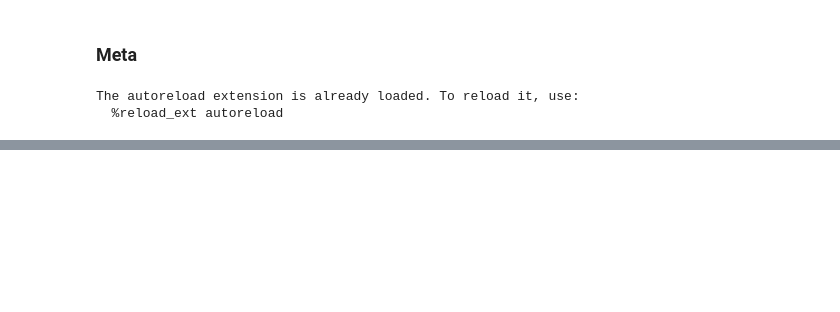
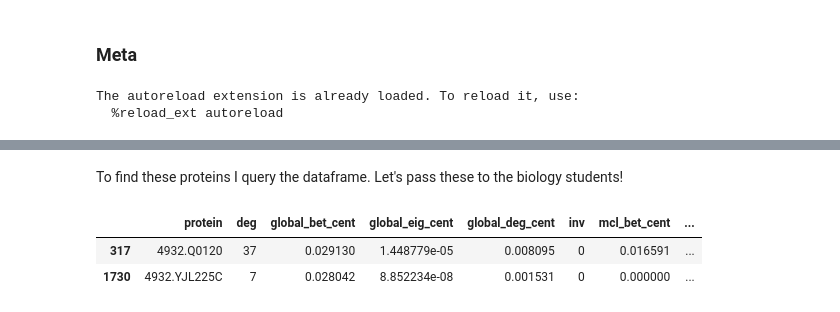
Before and after one commit to jkasimotto/PPI-Network-Analysis, a Jupyter notebook: notebooks/julian_o.ipynb, the cells around one changed output, grey strips where cells are left out. Drawn from its saved outputs; the diff is of its cells as text; code cells hidden in the pictures; blank space fills up the shorter version.

```diff
--- a/notebooks/julian_o.ipynb
+++ b/notebooks/julian_o.ipynb
@@ -65,0 +70,8 @@ lib.cluster.write_to_file(lib.files.make_filepath_to_clusters('top_5_of_largest_
+# %% [markdown]
+To find these proteins I query the dataframe. Let's pass these to the biology students!
+# %%
+df[(df['icp55_shortest_path'] >= 3) & (df['global_bet_cent'] >= 0.02) & (df['inv'] == 0)]
+# %% [output]
+|  | protein | deg | global_bet_cent | global_eig_cent | global_deg_cent | inv | mcl_bet_cent | ... |
+| 317 | 4932.Q0120 | 37 | 0.029130 | 1.448779e-05 | 0.008095 | 0 | 0.016591 | ... |
+| 1730 | 4932.YJL225C | 7 | 0.028042 | 8.852234e-08 | 0.001531 | 0 | 0.000000 | ... |
```
Also changed, not shown: parts of 18 cells of this notebook, 19 other files.
